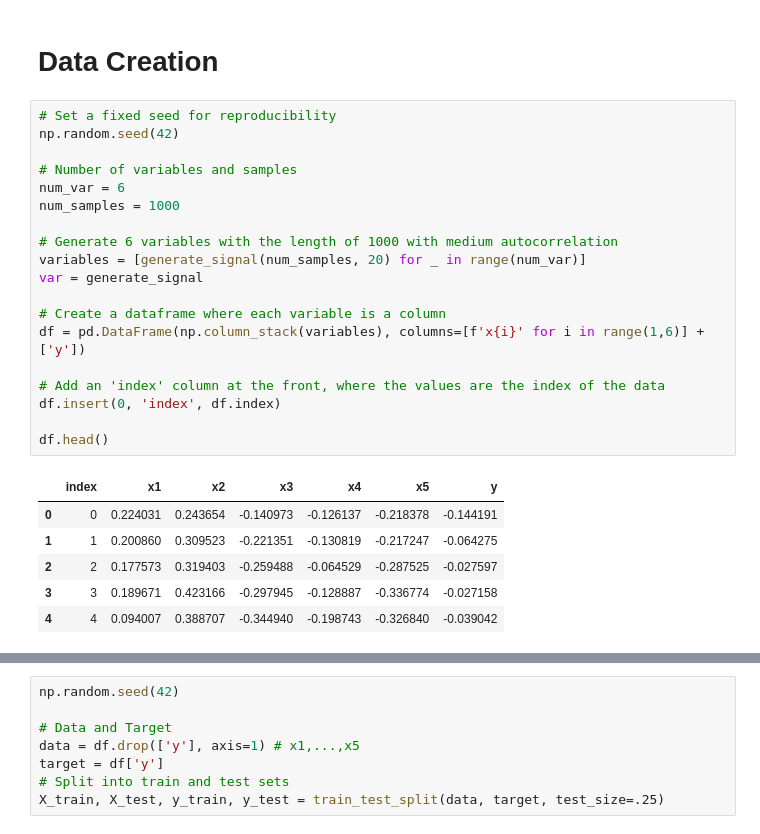
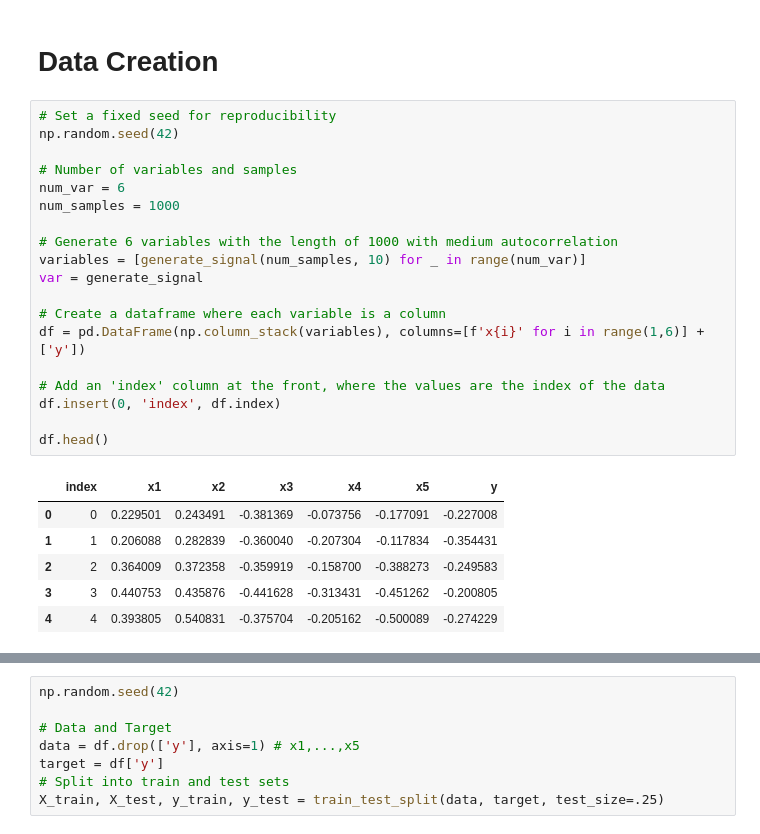
Before and after one commit to SaharGholipour/short_projects, a Jupyter notebook: randomVar_modelTraining.ipynb, the cells around one changed output, grey strips where cells are left out. Cells and saved outputs as stored; diff of their text form.

```diff
--- a/randomVar_modelTraining.ipynb
+++ b/randomVar_modelTraining.ipynb
@@ -71,26 +71,26 @@ array([1.        , 0.99780294, 0.99576648, 0.99371344, 0.99144173,
 # %%
 # Set a fixed seed for reproducibility
 np.random.seed(42)
 
 # Number of variables and samples
 num_var = 6
 num_samples = 1000
 
 # Generate 6 variables with the length of 1000 with medium autocorrelation
-variables = [generate_signal(num_samples, 20) for _ in range(num_var)]
+variables = [generate_signal(num_samples, 10) for _ in range(num_var)]
 var = generate_signal
 
 # Create a dataframe where each variable is a column
 df = pd.DataFrame(np.column_stack(variables), columns=[f'x{i}' for i in range(1,6)] + ['y'])
 
 # Add an 'index' column at the front, where the values are the index of the data
 df.insert(0, 'index', df.index)
 
 df.head()
 # %% [output]
 |  | index | x1 | x2 | x3 | x4 | x5 | y |
-| 0 | 0 | 0.224031 | 0.243654 | -0.140973 | -0.126137 | -0.218378 | -0.144191 |
-| 1 | 1 | 0.200860 | 0.309523 | -0.221351 | -0.130819 | -0.217247 | -0.064275 |
-| 2 | 2 | 0.177573 | 0.319403 | -0.259488 | -0.064529 | -0.287525 | -0.027597 |
-| 3 | 3 | 0.189671 | 0.423166 | -0.297945 | -0.128887 | -0.336774 | -0.027158 |
-| 4 | 4 | 0.094007 | 0.388707 | -0.344940 | -0.198743 | -0.326840 | -0.039042 |
+| 0 | 0 | 0.229501 | 0.243491 | -0.381369 | -0.073756 | -0.177091 | -0.227008 |
+| 1 | 1 | 0.206088 | 0.282839 | -0.360040 | -0.207304 | -0.117834 | -0.354431 |
+| 2 | 2 | 0.364009 | 0.372358 | -0.359919 | -0.158700 | -0.388273 | -0.249583 |
+| 3 | 3 | 0.440753 | 0.435876 | -0.441628 | -0.313431 | -0.451262 | -0.200805 |
+| 4 | 4 | 0.393805 | 0.540831 | -0.375704 | -0.205162 | -0.500089 | -0.274229 |
```
Also changed, not shown: parts of 8 cells of this notebook.
